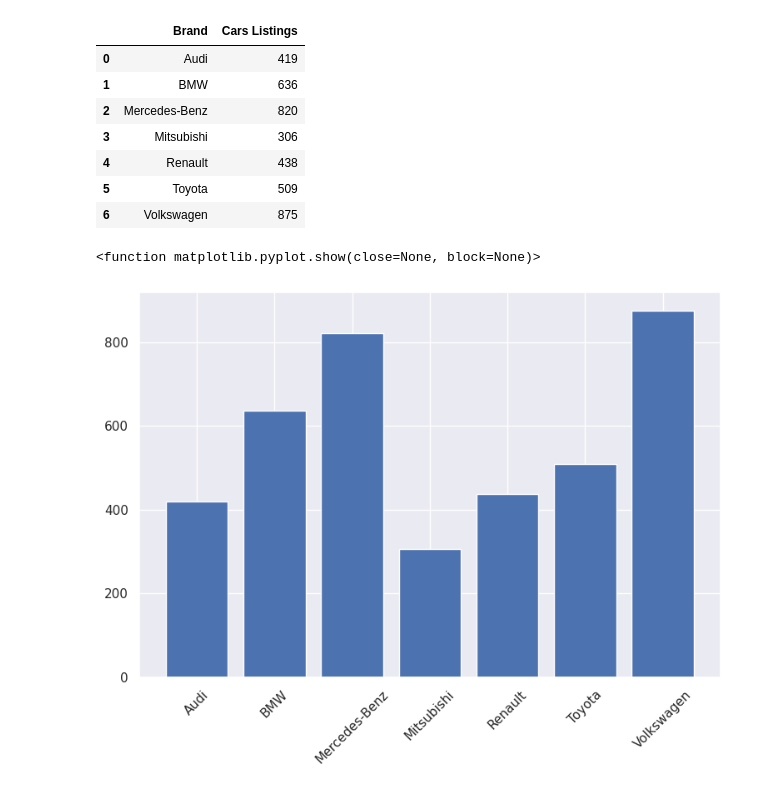
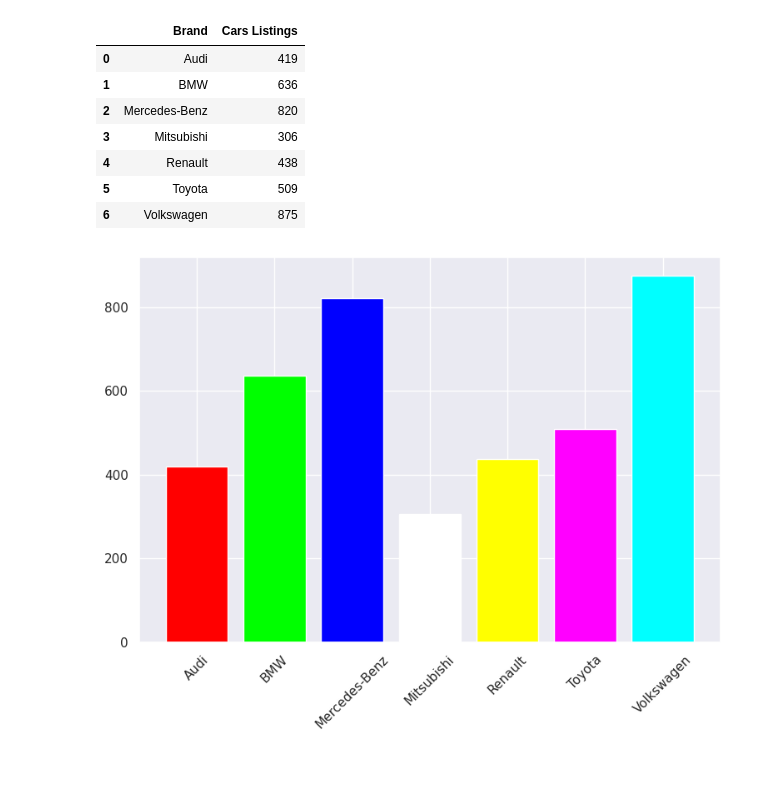
Before and after one commit to RAGISHIVANAND/DATA-VISUALIZATION-BAR-CHART, a Jupyter notebook: Bar_chart_python_notebook2.ipynb, the cells around one changed output. Drawn from its saved outputs; the diff is of its cells as text; code cells hidden in the pictures.

```diff
--- a/Bar_chart_python_notebook2.ipynb
+++ b/Bar_chart_python_notebook2.ipynb
@@ -19,11 +19,17 @@ df_used_cars
 | 5 | Toyota | 509 |
 | 6 | Volkswagen | 875 |
 # %%
-plt.figure(figsize = (9,6))
-plt.bar(x = df_used_cars["Brand"],
-        height = df_used_cars["Cars Listings"])
-plt.xticks(rotation = 45)
-plt.show
+plt.figure(figsize=(9, 6))
+#plt.bar(x=df_used_cars["Brand"], height=df_used_cars["Cars Listings"], color="rgbwymc")
+
+plt.bar(x=df_used_cars["Brand"],
+        height=df_used_cars["Cars Listings"],
+        color=["#FF0000", "#00FF00",
+               "#0000FF", "#FFFFFF",
+               "#FFFF00", "#FF00FF",
+               "#00FFFF"])
+
+plt.xticks(rotation=45)
+plt.show()
 # %% [output]
-<function matplotlib.pyplot.show(close=None, block=None)>
-[figure, old version]
+[figure, new version]
```
Also changed, not shown: parts of 3 cells of this notebook.
